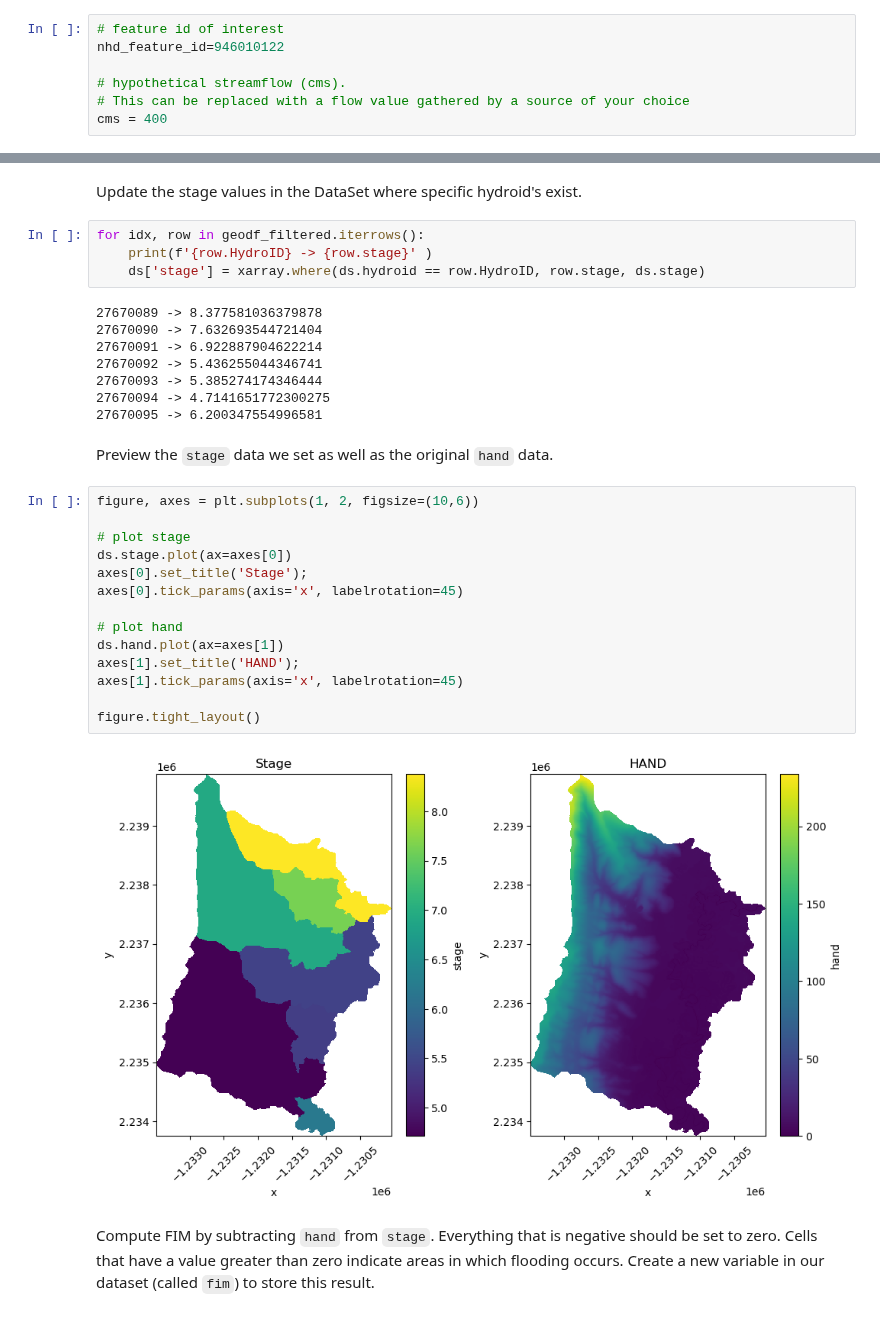
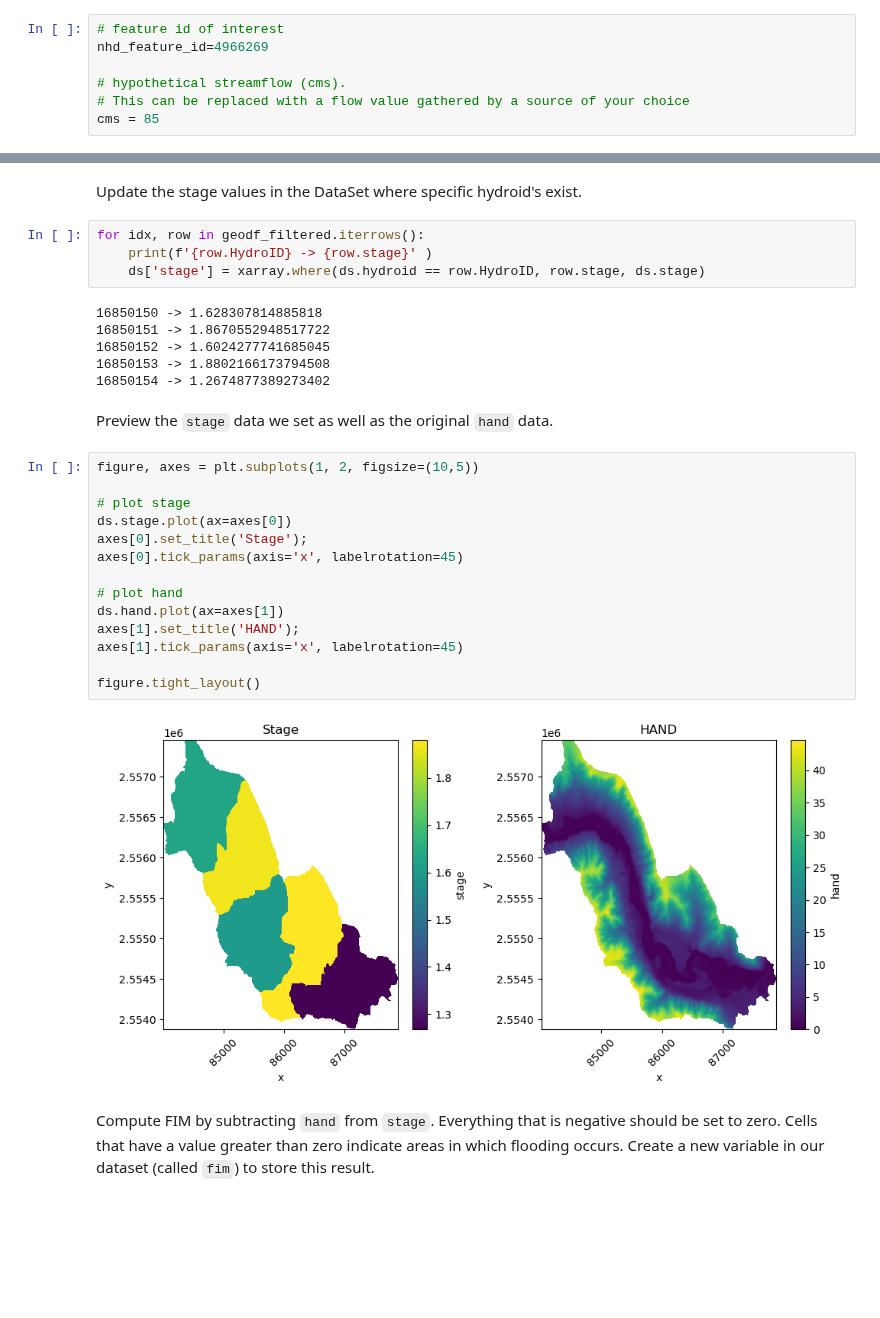
Before and after one commit to CUAHSI/notebooks, a Jupyter notebook: nwm/fim-hand/FIM-xarray.ipynb, the cells around one changed output, grey strips where cells are left out. Cells and saved outputs as stored; diff of their text form; blank space fills up the shorter version.

```diff
--- a/nwm/fim-hand/FIM-xarray.ipynb
+++ b/nwm/fim-hand/FIM-xarray.ipynb
@@ -42,11 +42,11 @@ download: s3://scratch/hand_fim/16010102/branches/0/gw_catchments_reaches_filter
 Define a feature of interest and a hypothetical streamflow
 # %%
 # feature id of interest
-nhd_feature_id=946010122
+nhd_feature_id=4966269
 
 # hypothetical streamflow (cms).
 # This can be replaced with a flow value gathered by a source of your choice
-cms = 400
+cms = 85
 # %% [markdown]
 Use the streamflow defined above to interpolate river stage from a rating curve for all hydroids that exist within this NHD+ reach.
 # %%
@@ -118,31 +135,29 @@ for idx, row in geodf_filtered.iterrows():
     print(f'{row.HydroID} -> {row.stage}' )
     ds['stage'] = xarray.where(ds.hydroid == row.HydroID, row.stage, ds.stage)
 # %% [output]
-27670089 -> 8.377581036379878
-27670090 -> 7.632693544721404
-27670091 -> 6.922887904622214
-27670092 -> 5.436255044346741
-27670093 -> 5.385274174346444
-27670094 -> 4.7141651772300275
-27670095 -> 6.200347554996581
+16850150 -> 1.628307814885818
+16850151 -> 1.8670552948517722
+16850152 -> 1.6024277741685045
+16850153 -> 1.8802166173794508
+16850154 -> 1.2674877389273402
 # %% [markdown]
 Preview the `stage` data we set as well as the original `hand` data.
 # %%
-figure, axes = plt.subplots(1, 2, figsize=(10,6))
+figure, axes = plt.subplots(1, 2, figsize=(10,5))
 
 # plot stage
 ds.stage.plot(ax=axes[0])
 axes[0].set_title('Stage');
 axes[0].tick_params(axis='x', labelrotation=45)
 
 # plot hand
 ds.hand.plot(ax=axes[1])
 axes[1].set_title('HAND');
 axes[1].tick_params(axis='x', labelrotation=45)
 
 figure.tight_layout()
 # %% [output]
-[figure, old version]
+[figure, new version]
 # %% [markdown]
 Compute FIM by subtracting `hand` from `stage`. Everything that is negative should be set to zero. Cells that have a value greater than zero indicate areas in which flooding occurs. Create a new variable in our dataset (called `fim`) to store this result.
 # %%
```
Also changed, not shown: parts of 6 cells of this notebook.
